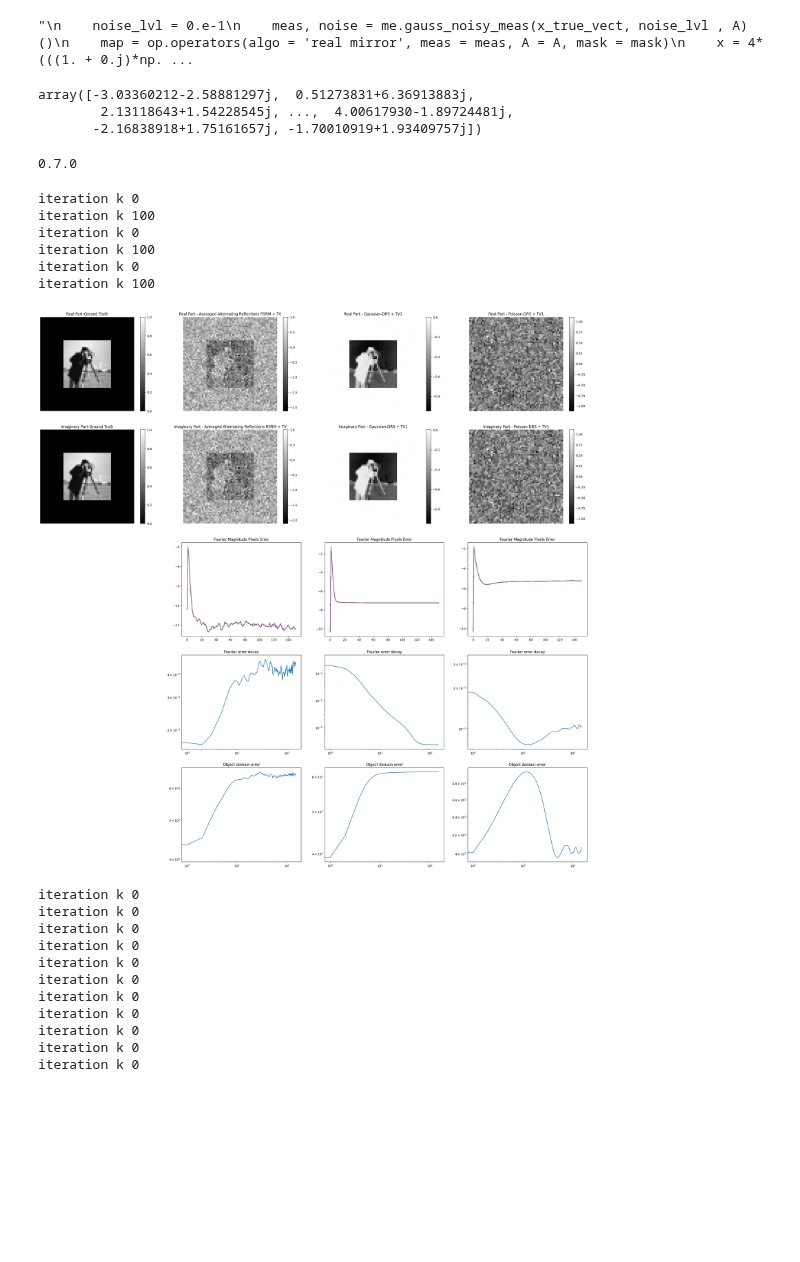
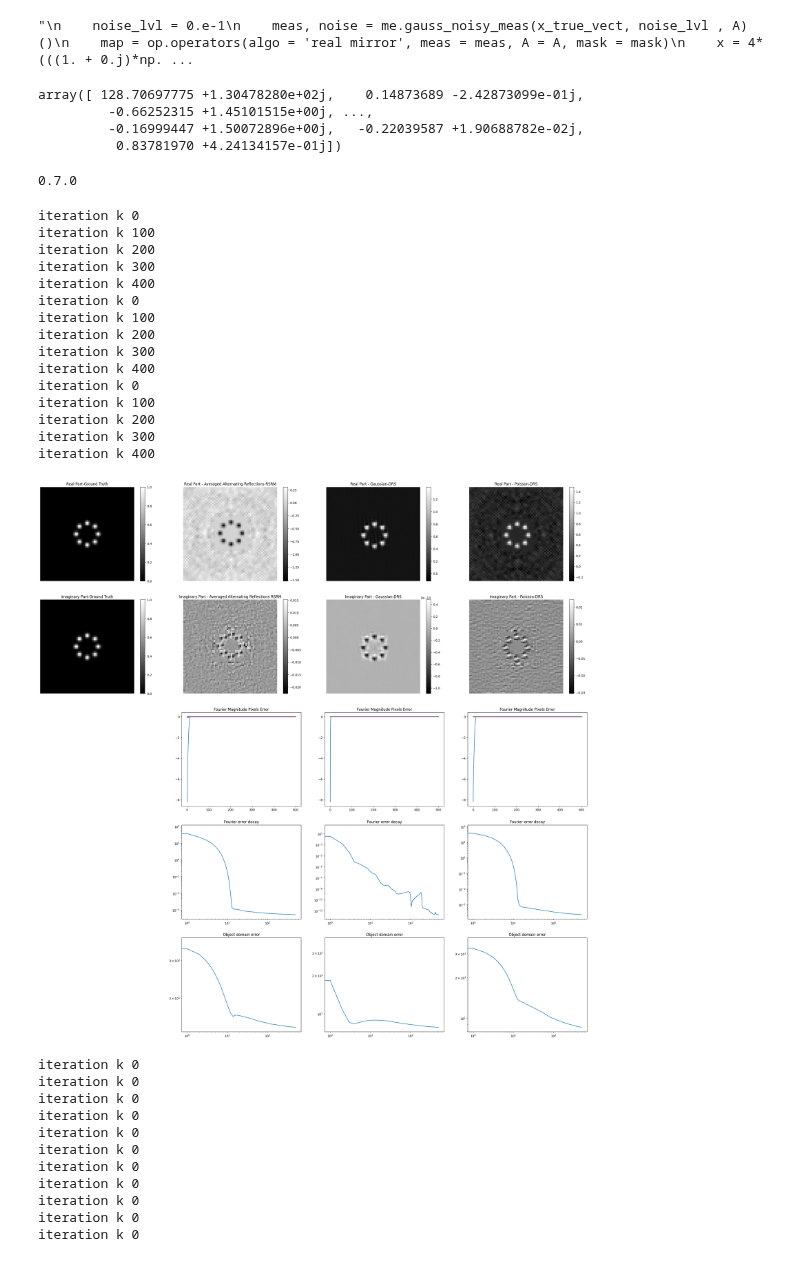
Before and after one commit to JeremieSefo/PhaseRetrievalMirror, a Jupyter notebook: retrieve_phase.ipynb, the cells around one changed output. Cells and saved outputs as stored; diff of their text form; code cells hidden in the pictures; blank space fills up the shorter version.

```diff
--- a/retrieve_phase.ipynb
+++ b/retrieve_phase.ipynb
@@ -14,8 +14,8 @@ rx, ry = 1, 1 #for oversampling
 n = Nx * Ny #image size
 
 # object support
-Kx = 1 * (half_Nx)// 2 # half_Nx #any natural integer between 0 (object is a single point) and half_Nx (object fills up the full image).
-Ky = 1 * (half_Ny)// 2 # half_Ny #any natural integer between 0 (object is a single point) and half_Nx (object fills up the full image).
+Kx = 1 * (half_Nx)// 3 # half_Nx #any natural integer between 0 (object is a single point) and half_Nx (object fills up the full image).
+Ky = 1 * (half_Ny)// 3 # half_Ny #any natural integer between 0 (object is a single point) and half_Nx (object fills up the full image).
 
 # mask support
 tx = 0.0 #parameter between 0 (very precise) and 1(no support knowledge) # 0.35  failed already
@@ -87,14 +87,15 @@ plt.show()
 # %%
-# x_true = true_images[0]
-# x_true_vect = x_true.reshape(Nx * Ny, )
-
+x_true = true_images[1]
+x_true_vect = x_true.reshape(Nx * Ny, )
+X = [x_true_vect,  x_true_vect]
 # X_true_vect = ((1. + 0.j)*np.random.normal(0.5, 0.25, size = (n, ) )) +  (0. + 1.j)*np.random.normal(0.5, 0.25, size = (n, ) )
 #print("x_true_vect", x_true_vect)
 #x = (1 + 2j)*np.ones(x_true_vect.shape)
 
 #noise_lvl = 0.e-4
-A = sm.iid_stdd_Gauss(Nx, Ny, rx, ry) #sm.FourierMatrix(Nx, Ny, rx, ry) #sm.iid_stdd_Gauss(Nx, Ny, rx, ry)
-
+A = sm.FourierMatrix(Nx, Ny, rx, ry) #sm.FourierMatrix(Nx, Ny, rx, ry) #sm.iid_stdd_Gauss(Nx, Ny, rx, ry)
+#B =  list(map(lambda x: A(x), X)) #list(map(A, X))
+#A(x_true_vect)
 # from scipy import ndimage
 # from scipy.signal import convolve2d
 # from numpy.fft import fftn, ifftn, fftshift, ifftshift
@@ -152,9 +153,10 @@ m = Qx * Qy
 X = 4*(((1. + 0.j)*np.random.normal(0.5, 0.25, size = (m, ) )) +  (0. + 1.j)*np.random.normal(0.5, 0.25, size = (m, ) ))
 A.p_inv(X)
 # %% [output]
-array([-3.03360212-2.58881297j,  0.51273831+6.36913883j,
-        2.13118643+1.54228545j, ...,  4.00617930-1.89724481j,
-       -2.16838918+1.75161657j, -1.70010919+1.93409757j])
+array([ 128.70697775 +1.30478280e+02j,    0.14873689 -2.42873099e-01j,
+         -0.66252315 +1.45101515e+00j, ...,
+         -0.16999447 +1.50072896e+00j,   -0.22039587 +1.90688782e-02j,
+          0.83781970 +4.24134157e-01j])
 # %%
 
 #A_pinv = np.linalg.pinv(A.Matrix) # A is full rank and unital. So use A_pinv = A* to be faster
@@ -181,7 +183,7 @@ import solve
 # %%
 #FMPE0, FMPE1, FMPE2 = [], [], []
 # %%
-idx = [5]# 5, 6 np.arange(len(true_images)) #[0, 1] # np.arange(1)
+idx = [1]# 1, 6, 7 np.arange(len(true_images)) #[0, 1] # np.arange(1)
 Algos_group = []
 Algos = ['real mirror', 'complex mirror', 'Hybrid Input-Output']
 #Algos_group.append(Algos)
@@ -192,9 +194,9 @@ Algos = [ 'Error Reduction : support prior', 'Error Reduction + TV-support', 'Hy
 Algos = ['Hybrid Input-Output', 'Hybrid Input-Output + TV', 'Averaged Alternating Reflections RSRM']
 #Algos_group.append(Algos)
 Algos = ['Averaged Alternating Reflections RSRM', 'Gaussian-DRS', 'Poisson-DRS'  ] #ER and Gaussian [1, 0.5] produce similar images but errors are not exactly the same
+Algos_group.append(Algos)
+Algos = ['Averaged Alternating Reflections RSRM + TV', 'Gaussian-DRS + TV1', 'Poisson-DRS + TV1'  ] #ER and Gaussian [1, 0.5] produce similar images but errors are not exactly the same
 #Algos_group.append(Algos)
-Algos = ['Averaged Alternating Reflections RSRM + TV', 'Gaussian-DRS + TV1', 'Poisson-DRS + TV1'  ] #ER and Gaussian [1, 0.5] produce similar images but errors are not exactly the same
-Algos_group.append(Algos)
 Algos = ['Hybrid Input-Output', 'Hybrid Input-Output real'  ]  #,  'Averaged Alternating Reflections RSRM', 'Gaussian-DRS' 'Peaceman-Rachford'                            #, 'Gerchberg-Saxton + TV-support', 'Error Reduction + TV-support'                      #TV-support alsmost kills the real part and make Gerchberg-Saxton worse
 #Algos_group.append(Algos)                 #'No Support prior + TV-support real_imag_separated' 'No Support prior + TV-support',
 Algos = ['Poisson-DRS',  'Averaged Alternating Reflections RSRM', 'Averaged Alternating Reflections RMRS' ] #RSRM and RMRS produce similar images but error looks very different
@@ -211,38 +213,47 @@ Algos = ['Hybrid Input-Output', 'Averaged Alternating Reflections RSRM', 'Averag
 #Algos_group.append(Algos)
 for Algos in Algos_group:
     for i in idx:
         X_sols = []
         x_true = true_images[i]
         x_true_vect = x_true.reshape(Nx * Ny, )
-        maxiter = 150
+        maxiter = 500
         kappa  = 100000
         xi = 12
-        noise_lvl = 0.e-1
-        noise_lvl_init = 1.e-0 #amplitude noise #If not 0, iterative projections algo: ER, HIO, even AAR stagnate at local minima. error is 1e-7 instead of 1e-37 for instance
+        noise_lvl = 0.
+        noise_lvl_init = 0.4 #amplitude noise #If not 0, iterative projections algo: ER, HIO, even AAR stagnate at local minima. error is 1e-7 instead of 1e-37 for instance
         meas, noise = me.gauss_noisy_meas(x_true_vect, noise_lvl**(1) , A)()  #me.gauss_noisy_meas #poiss_noisy_meas
         meas = meas.flatten()
         L = 1 * op.smoothnessPara_L(A.Matrix, noise)
         #print("meas", meas)
         init = 'Gaussian'
         x0 = op.initialise(n, meas, A.Matrix, type = init, real = 1, imag = 0, x_true_vect = x_true_vect, mask = mask, noise_lvl = noise_lvl_init**(0.5) )
         for Algo in Algos:
             map = op.operators(algo = Algo, meas = meas, A = A, mask = mask)
             #print('grad', np.asarray(map.grad_f(1 + x_true_vect)))
             x_sols, space = solve.phase_retrieval(L, kappa, xi, Algo, map, mask, n, A,  A.Matrix, A.p_inv, meas, maxiter, x0,
-                                                  x_true_vect, IO_OO_HIO_beta = [1, .6, 1.], RAAR_beta = [1.], TvIter = 10, TvAlpha = 0.005, rho_Gau_Poi = [[1, 0.5], [0, .1]] ) #Gaussion rho = .5 outperforms AAR
+                                                  x_true_vect, IO_OO_HIO_beta = [1, .6, 1.], RAAR_AAR_beta = [1., .5], TvIter = 10, TvAlpha = 0.005, rho_Gau_Poi = [[1, 0.5], [0., 0.5]] ) #Gaussion rho = .5 outperforms AAR
 
                                                                                                                 #np.conj(A.Matrix).T #TvAlpha = 0.045 # poisson TvAlpha =0.02 #  Don't regularise Fourier
             #print(x_sols)
             X_sols.append(x_sols)
         phase_retrie_plots(i, true_images, X_sols, map, A, meas, maxiter, space, Algos ) #FMPE0, FMPE1, FMPE2 =
 # %% [output]
 iteration k 0
 iteration k 100
+iteration k 200
+iteration k 300
+iteration k 400
 iteration k 0
 iteration k 100
+iteration k 200
+iteration k 300
+iteration k 400
 iteration k 0
 iteration k 100
+iteration k 200
+iteration k 300
+iteration k 400
-[figure, old version]
+[figure, new version]
 # %%
 from DisplayAlternate import phase_retrie_plots_alternate
 idx = [2]#np.arange(len(true_images)) #[0, 1] # np.arange(1)
```
Also changed, not shown: parts of 2 cells of this notebook, 6 other files.
